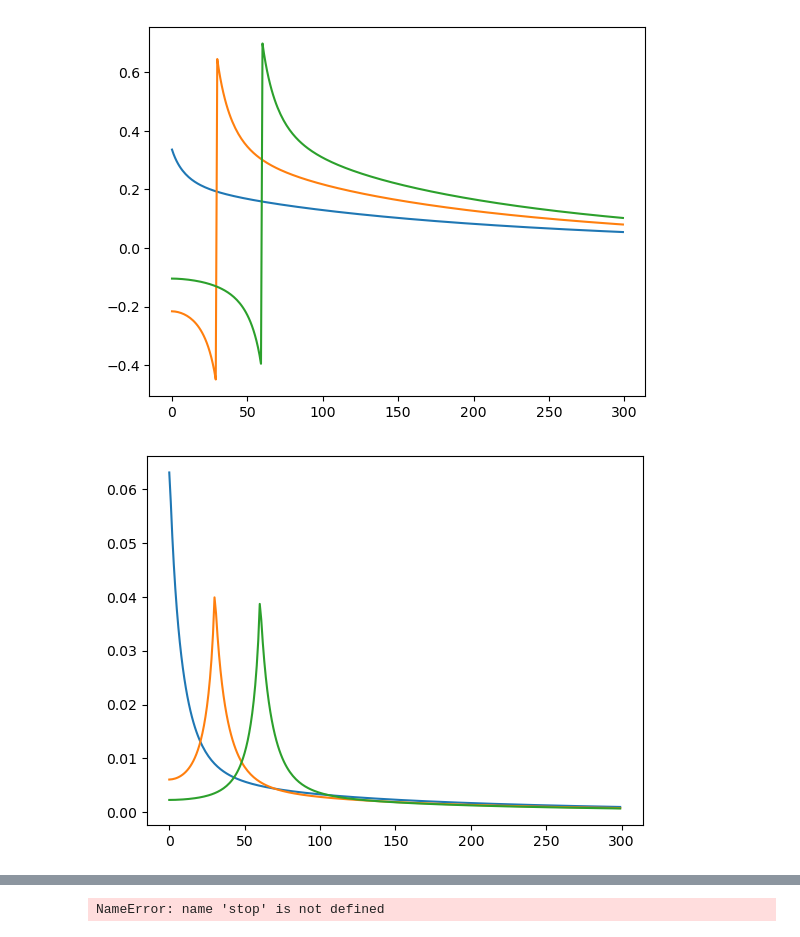
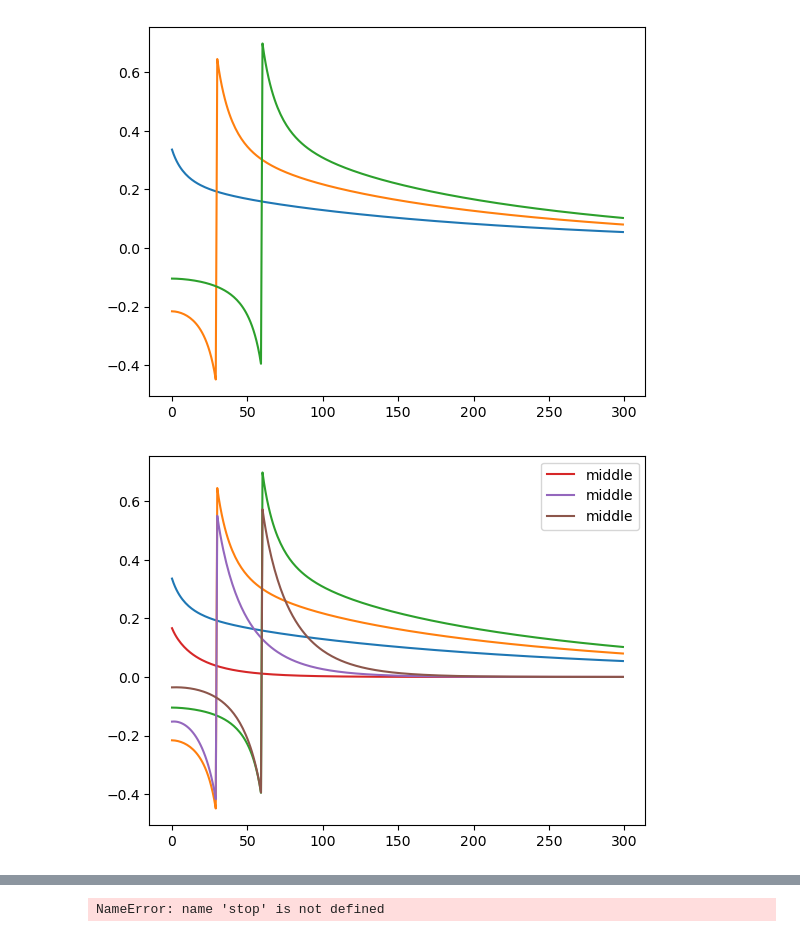
Before and after one commit to AMonninger/REMARK-ECB, a Jupyter notebook: code/python/IndShockConsumerType_DiscRate-12_15_2022.ipynb, the cells around one changed output, grey strips where cells are left out. Saved outputs shown, nothing was run; the diff lists cells and outputs as text; code cells hidden in the pictures.

```diff
--- a/code/python/IndShockConsumerType_DiscRate-12_15_2022.ipynb
+++ b/code/python/IndShockConsumerType_DiscRate-12_15_2022.ipynb
@@ -846,10 +846,14 @@ plt.plot(CJACR_het.T[60])
 plt.show()
 # %% [output]
 [figure]
-# %%
-plt.plot(CJAClabor_het.T[0])
-plt.plot(CJAClabor_het.T[30])
-plt.plot(CJAClabor_het.T[60])
-plt.show()
-# %% [output]
-[figure, removed]
+# %%
+plt.plot(CJACR_het.T[0])
+plt.plot(CJACR_het.T[30])
+plt.plot(CJACR_het.T[60])
+plt.plot(CJACR4.T[0], label ='middle')
+plt.plot(CJACR4.T[30], label = 'middle')
+plt.plot(CJACR4.T[60], label = 'middle')
+plt.legend()
+plt.show()
+# %% [output]
+[figure, added]
```
Also changed, not shown: parts of 33 cells of this notebook.
